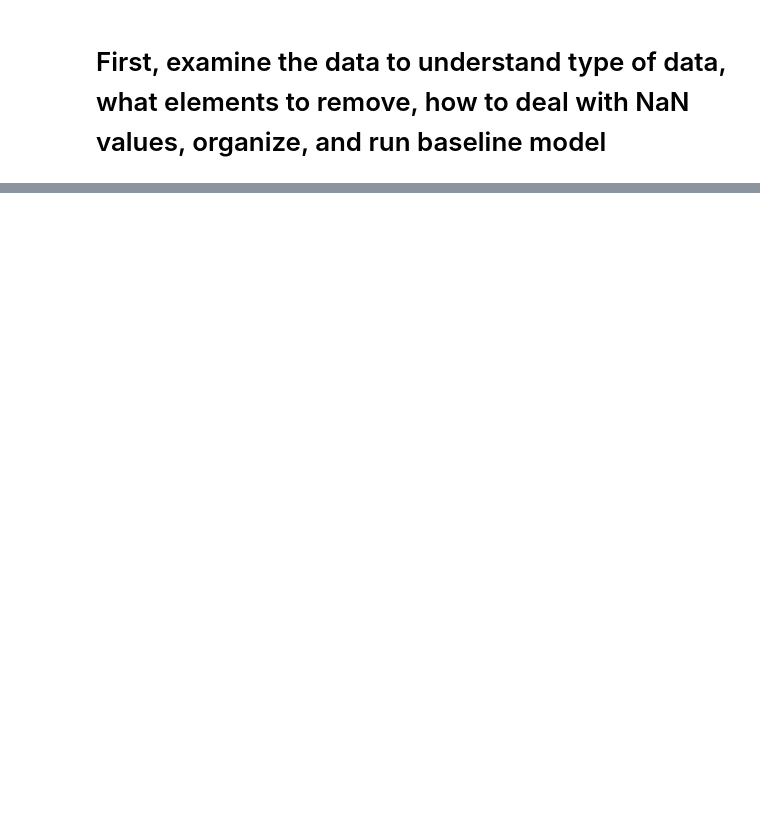
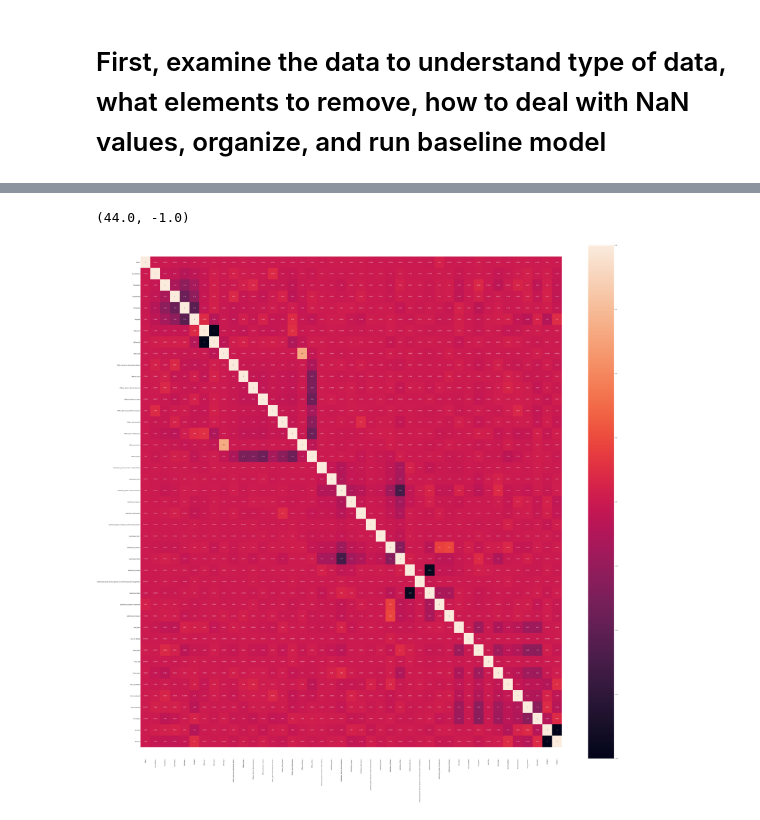
Before and after one commit to crissymae/TerryTrafficStops, a Jupyter notebook: Notebook.ipynb, the cells around one changed output, grey strips where cells are left out. Drawn from its saved outputs; the diff is of its cells as text; code cells hidden in the pictures; blank space fills up the shorter version.

```diff
--- a/Notebook.ipynb
+++ b/Notebook.ipynb
@@ -25,3 +53,3 @@ data.info()
 # %%
 #Get rid of columns that will not be used:   Subject ID, GO /SC Num (not sure what this is), Terry Stop ID
-data=data.drop(columns=['Subject ID', 'GO / SC Num', 'Terry Stop ID','Officer Squad', 'Officer ID', 'Beat' , 'Reported Date', 'Reported Time'])
+data=data.drop(columns=['Subject ID', 'GO / SC Num', 'Terry Stop ID','Officer Squad', 'Officer ID', 'Beat' , 'Reported Date', 'Reported Time', 'Frisk Flag', 'Call Type', 'Final Call Type', 'Initial Call Type', 'Weapon Type', 'Stop Resolution'])
@@ -68,6 +136,6 @@ Sect_dummies = pd.get_dummies(data['Sector'], prefix='Sect')
 # %%
-#removing original columns from dummies creations.  Also decided to drop the initial and final call types columns as they are not a part of my project objective.
-data = data.drop(['SubjectAgeGroup','OfficerYOB','StopResolution', 'WeaponType', 'OfficerGender', 'OfficerRace','InitialCallType', 'FinalCallType','SubjectPerceivedRace', 'SubjectPerceivedGender', 'CallType', 'Precinct', 'Sector', 'ArrestFlag', 'FriskFlag'], axis=1)
+#removing original columns from dummies creations.  Also decided to drop other columns that are not relevant to my project objective.
+data = data.drop(['SubjectAgeGroup','OfficerYOB','OfficerGender', 'OfficerRace','SubjectPerceivedRace', 'SubjectPerceivedGender', 'Precinct', 'Sector', 'ArrestFlag',], axis=1)
 # %%
-data = pd.concat([data, StpRes_dummies, WpType_dummies, OffGend_dummies, OffRace_dummies, SubPerRace_dummies, SubPerGend_dummies, CallTyp_dummies, Prect_dummies, Sect_dummies, ArrFlg_dummies, FrkFlg_dummies], axis=1)
+data = pd.concat([data, OffGend_dummies, OffRace_dummies, SubPerRace_dummies, SubPerGend_dummies, Prect_dummies, ArrFlg_dummies], axis=1)
 data.head()
@@ -73,0 +150,10 @@ data.head()
+# %%
+#Heatmap to check for correlations in the data
+plt.figure(figsize=(82,82))
+df_corr = data.corr()
+ax = sns.heatmap(df_corr, annot=True)
+bottom, top = ax.get_ylim()
+ax.set_ylim(bottom + 1, top -1)
+# %% [output]
+(44.0, -1.0)
+[figure, added]
```
Also changed, not shown: parts of 117 cells of this notebook.
